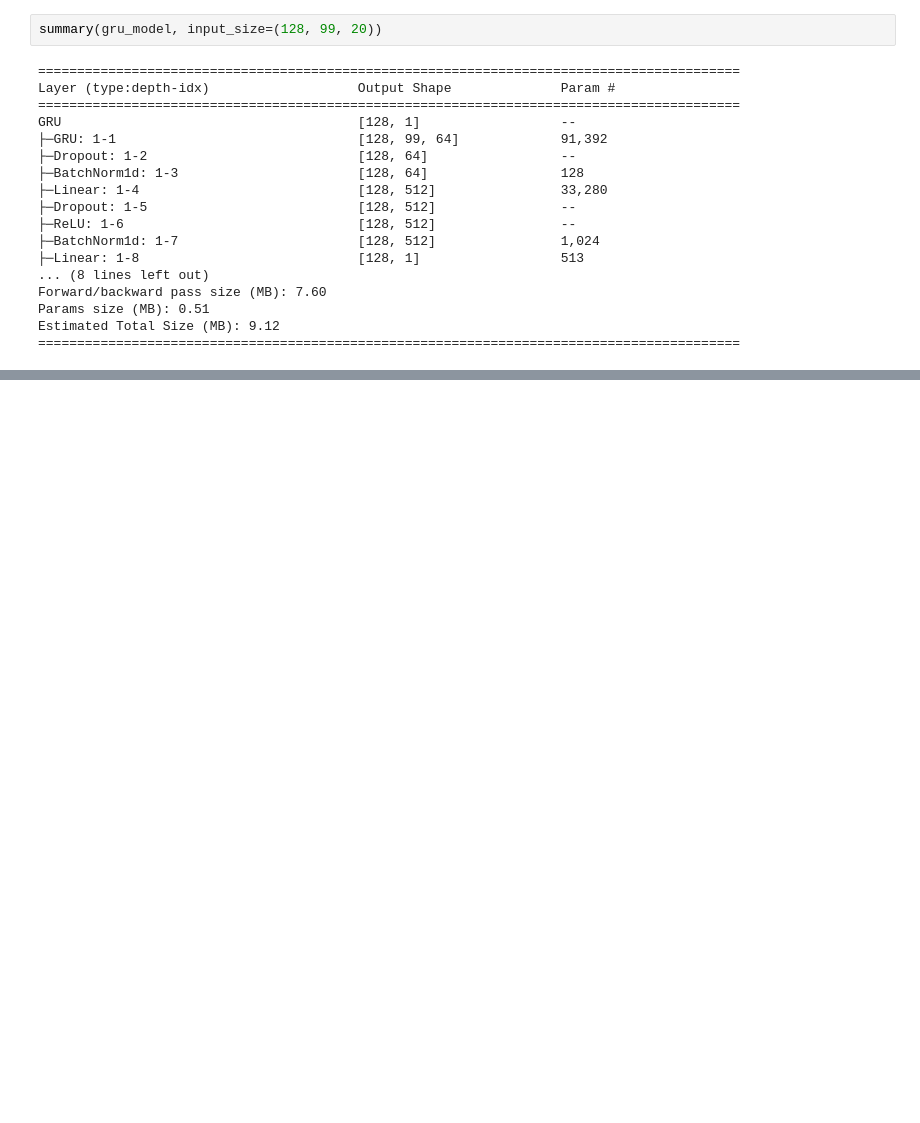
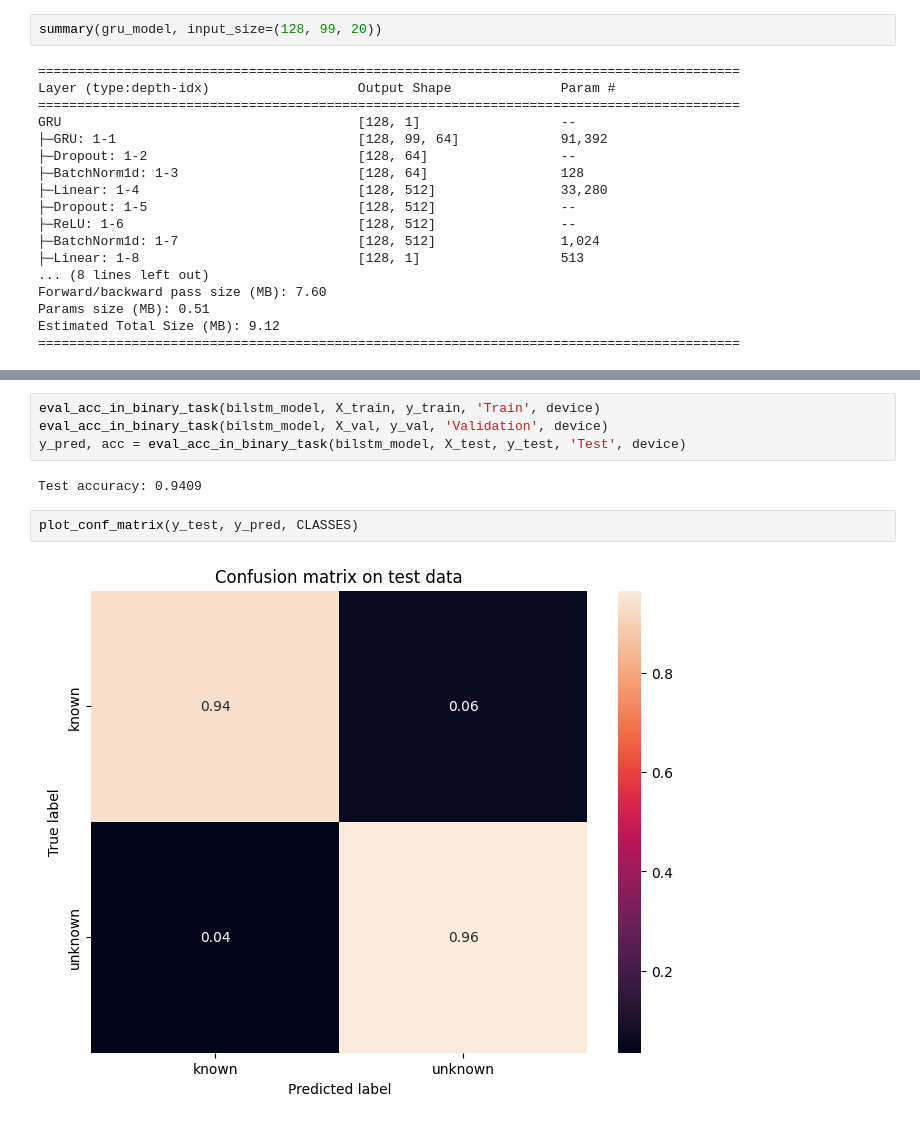
Before and after one commit to izabelatelejko/2024L-Deep-Learning-P2-Transformers, a Jupyter notebook: Unknown_detect_mfcc.ipynb, the cells around one changed output, grey strips where cells are left out. Saved outputs shown, nothing was run; the diff lists cells and outputs as text; blank space fills up the shorter version.

```diff
--- a/Unknown_detect_mfcc.ipynb
+++ b/Unknown_detect_mfcc.ipynb
@@ -314,0 +387,10 @@ class GRU(nn.Module):
+# %%
+eval_acc_in_binary_task(bilstm_model, X_train, y_train, 'Train', device)
+eval_acc_in_binary_task(bilstm_model, X_val, y_val, 'Validation', device)
+y_pred, acc = eval_acc_in_binary_task(bilstm_model, X_test, y_test, 'Test', device)
+# %% [output]
+Test accuracy: 0.9409
+# %%
+plot_conf_matrix(y_test, y_pred, CLASSES)
+# %% [output]
+[figure, added]
```
Also changed, not shown: parts of 17 cells of this notebook.
